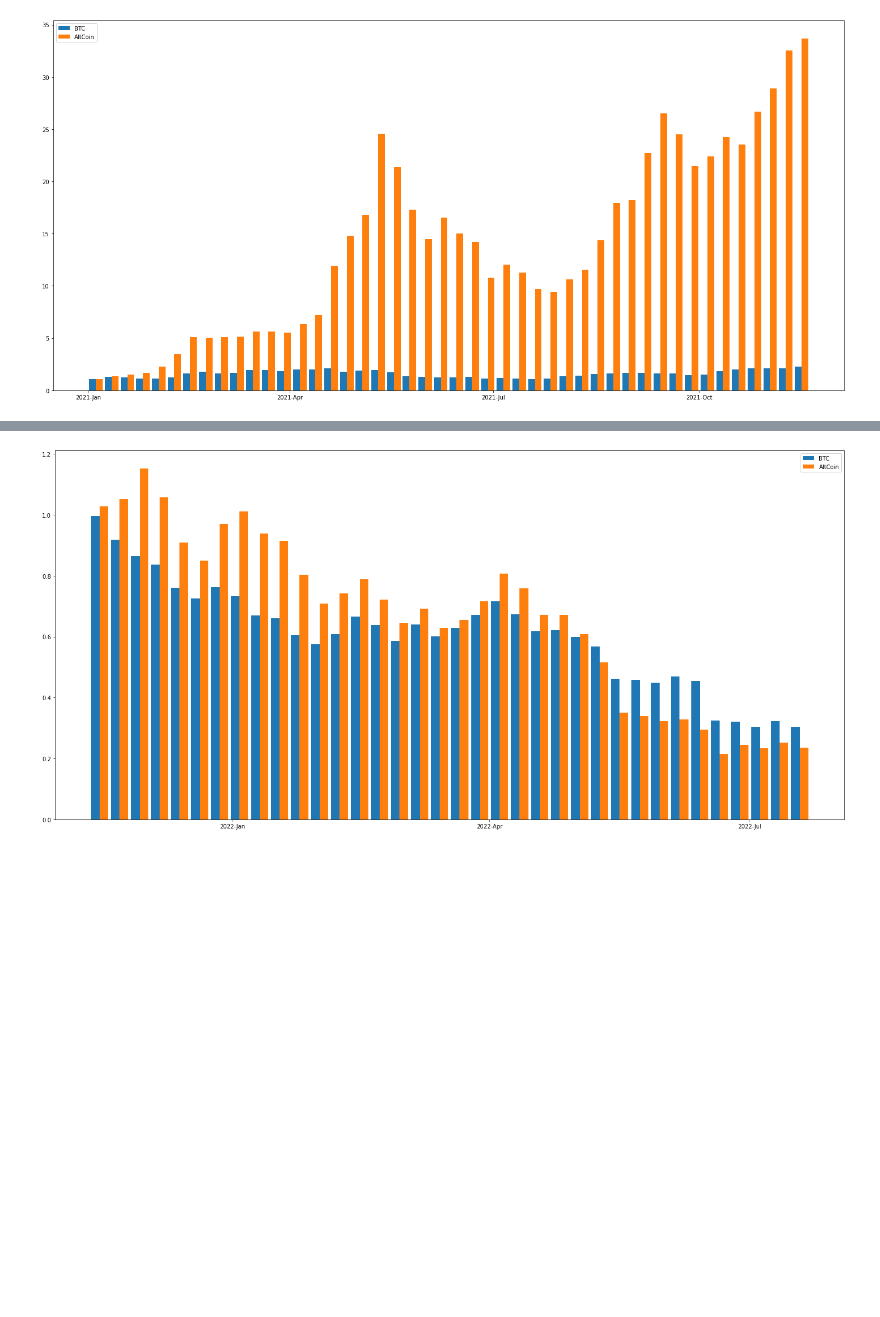
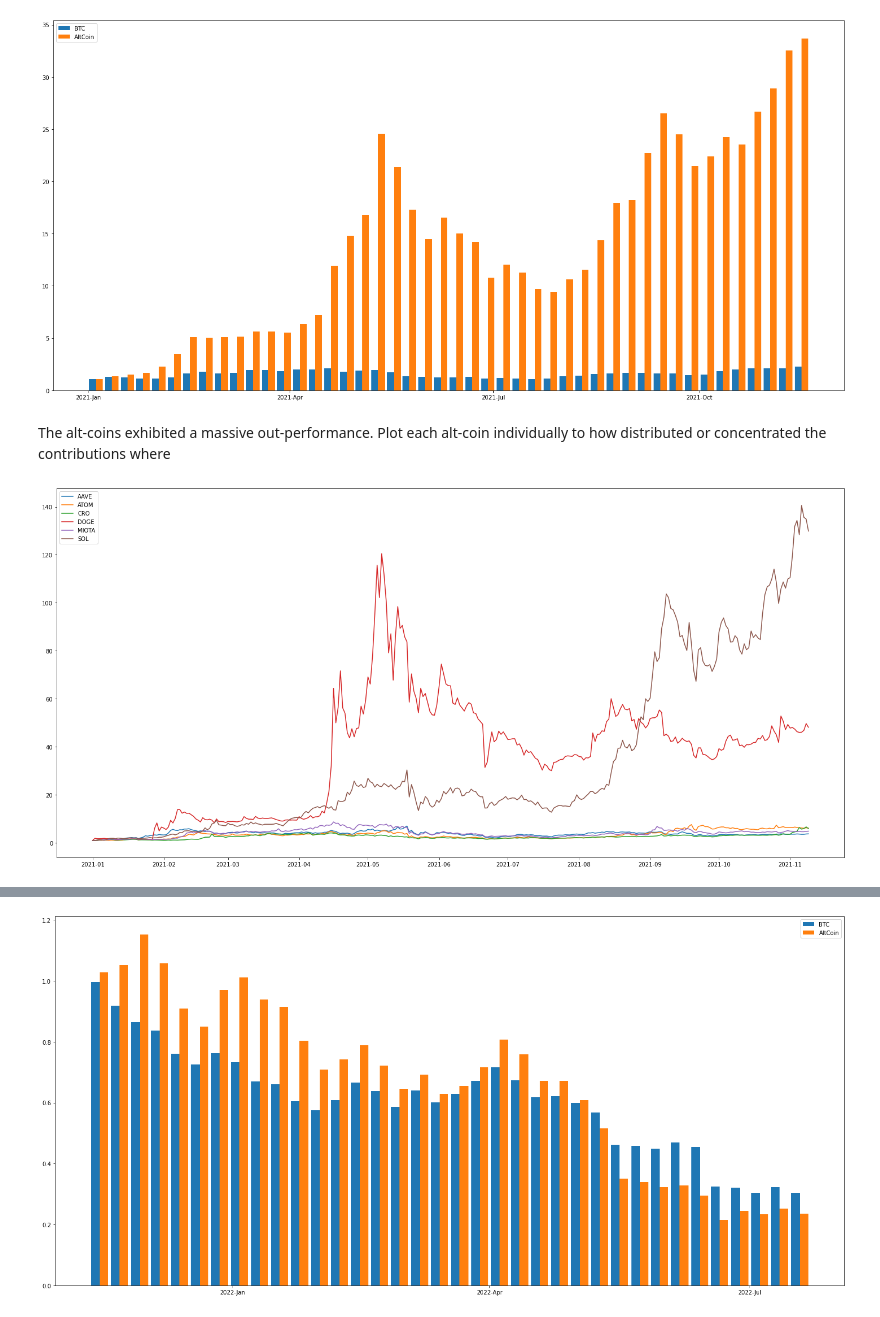
Before and after one commit to quantivfy/PublicNotebooks, a Jupyter notebook: Crypto2/Crypto.ipynb, the cells around one changed output, grey strips where cells are left out. Drawn from its saved outputs; the diff is of its cells as text; code cells hidden in the pictures; blank space fills up the shorter version.

```diff
--- a/Crypto2/Crypto.ipynb
+++ b/Crypto2/Crypto.ipynb
@@ -169,3 +261,18 @@ def PlotPairs(df1, df1Name, df2, df2Name, colName = 'RelativeClose'):
 PlotPairs(btcBullWeekly, 'BTC', atlCoinIndexWeekly, 'AltCoin')
 # %% [output]
 [figure]
+# %% [markdown]
+The alt-coins exhibited a massive out-performance.  Plot each alt-coin individually to how distributed or concentrated the contributions where
+# %%
+figure(figsize=(25,12))
+
+plt.plot(aaveBull.index, aaveBull.RelativeClose, label = "AAVE")
+plt.plot(atomBull.index, atomBull.RelativeClose, label = "ATOM")
+plt.plot(croBull.index, croBull.RelativeClose, label = "CRO")
+plt.plot(dogeBull.index, dogeBull.RelativeClose, label = "DOGE")
+plt.plot(miotaBull.index, miotaBull.RelativeClose, label = "MIOTA")
+plt.plot(solBull.index, solBull.RelativeClose, label = "SOL")
+plt.legend()
+plt.show()
+# %% [output]
+[figure, added]
```
Also changed, not shown: parts of 18 cells of this notebook.
